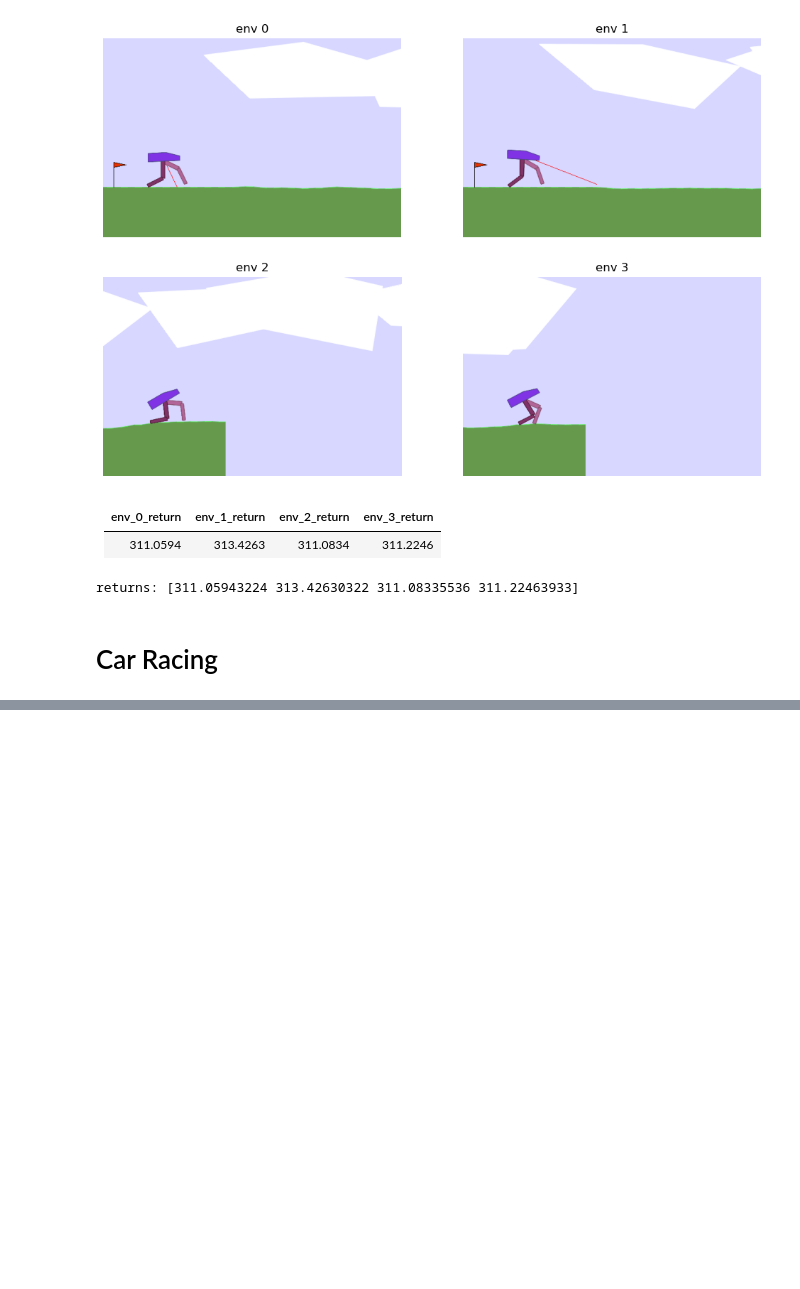
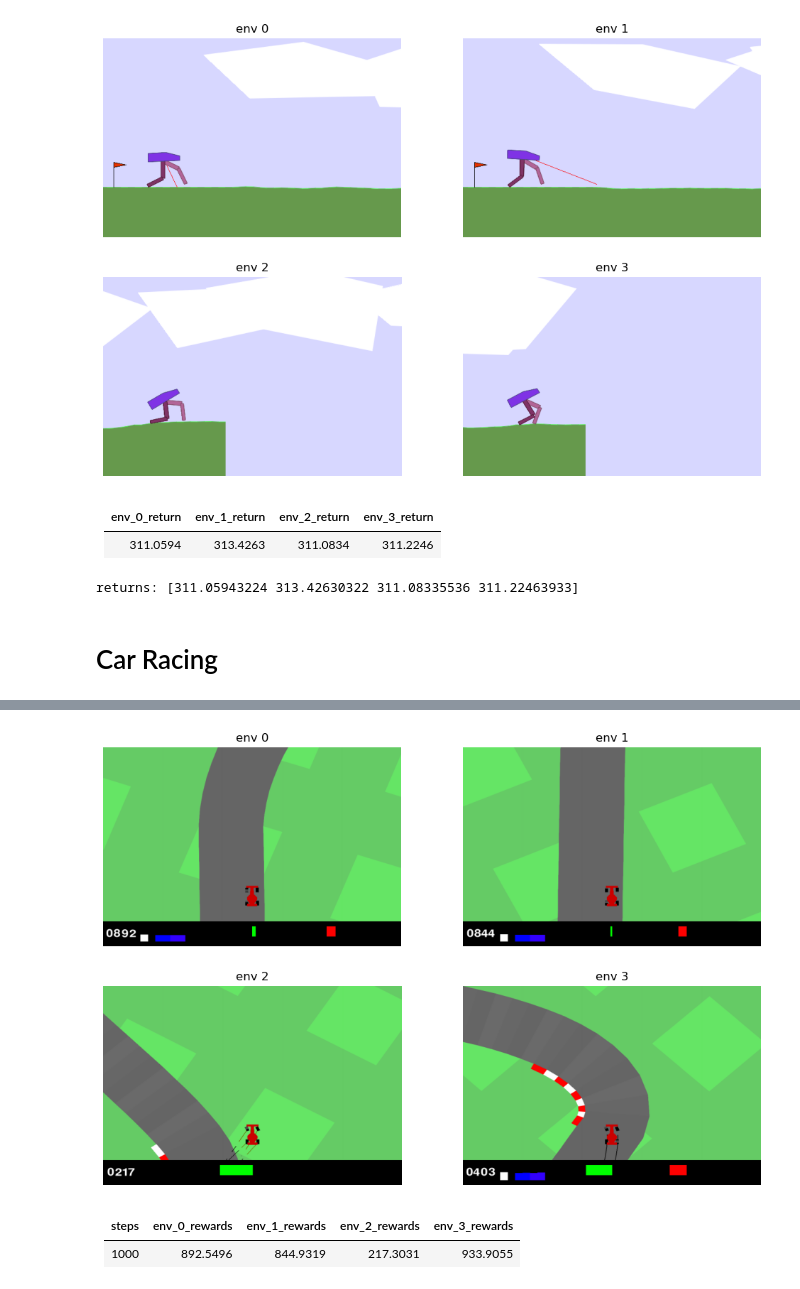
Before and after one commit to mikewei/dl-lab, a Jupyter notebook: rl_basic.ipynb, the cells around one changed output, grey strips where cells are left out. Drawn from its saved outputs; the diff is of its cells as text; code cells hidden in the pictures; blank space fills up the shorter version.

Commit message:
add carracing td3

```diff
--- a/rl_basic.ipynb
+++ b/rl_basic.ipynb
@@ -868,0 +991,18 @@ random_run(env)
+# %%
+# torch.save(td3.actor.state_dict(), '/home/data/rl/carracing/td3_actor.pth')
+# torch.save(td3.critic_1.state_dict(), '/home/data/rl/carracing/td3_critic_1.pth')
+# torch.save(td3.critic_2.state_dict(), '/home/data/rl/carracing/td3_critic_2.pth')
+# td3 = algo.TD3(model_factory, explore_std_fn=ExpDecay(0.5, 0.1, 200), batch_size=256, lr=1e-4)
+# td3.actor.load_state_dict(torch.load('/home/data/rl/carracing/td3_actor.pth'))
+# td3.critic_1.load_state_dict(torch.load('/home/data/rl/carracing/td3_critic_1.pth'))
+# td3.critic_2.load_state_dict(torch.load('/home/data/rl/carracing/td3_critic_2.pth'))
+
+importlib.reload(gyms)
+importlib.reload(algo)
+envs = gym.make_vec('CarRacing-v3', num_envs=4, render_mode='rgb_array')
+gyms.actor_run(envs, td3.actor)
+# %% [output]
+[figure, added]
+| steps | env_0_rewards | env_1_rewards | env_2_rewards | env_3_rewards |
+|-|-|-|-|-|
+| 1000 | 892.5496 | 844.9319 | 217.3031 | 933.9055 |
```
Also changed, not shown: parts of 3 cells of this notebook.
